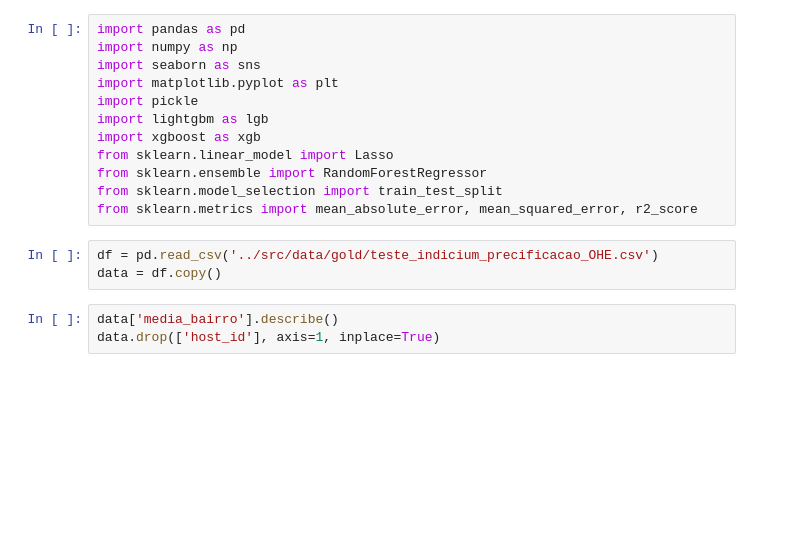
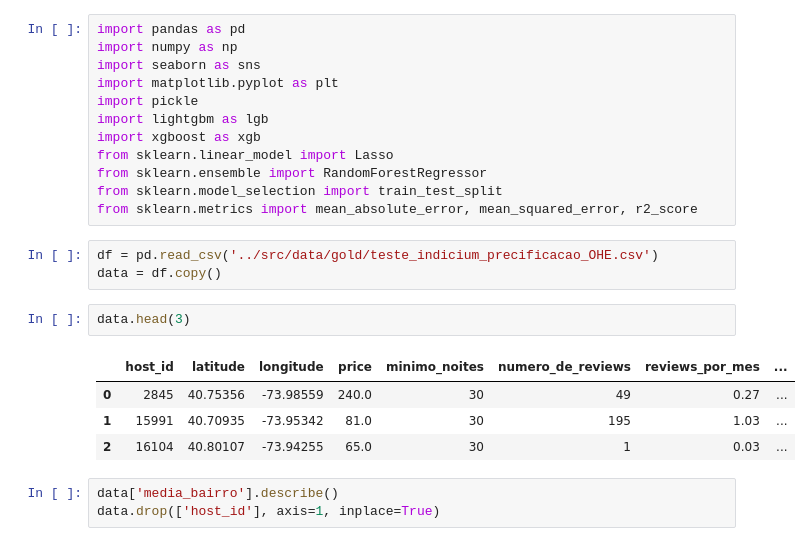
Before and after one commit to akyla007/Desafio-Lighouse-2, a Jupyter notebook: notebooks/modeling.ipynb, the cells around one changed output. Cells and saved outputs as stored; diff of their text form; blank space fills up the shorter version.

```diff
--- a/notebooks/modeling.ipynb
+++ b/notebooks/modeling.ipynb
@@ -13,6 +13,13 @@ from sklearn.metrics import mean_absolute_error, mean_squared_error, r2_score
 # %%
 df = pd.read_csv('../src/data/gold/teste_indicium_precificacao_OHE.csv')
 data = df.copy()
+# %%
+data.head(3)
+# %% [output]
+|  | host_id | latitude | longitude | price | minimo_noites | numero_de_reviews | reviews_por_mes | ... |
+| 0 | 2845 | 40.75356 | -73.98559 | 240.0 | 30 | 49 | 0.27 | ... |
+| 1 | 15991 | 40.70935 | -73.95342 | 81.0 | 30 | 195 | 1.03 | ... |
+| 2 | 16104 | 40.80107 | -73.94255 | 65.0 | 30 | 1 | 0.03 | ... |
 # %%
 data['media_bairro'].describe()
 data.drop(['host_id'], axis=1, inplace=True)
```
Also changed, not shown: 2 other files.
